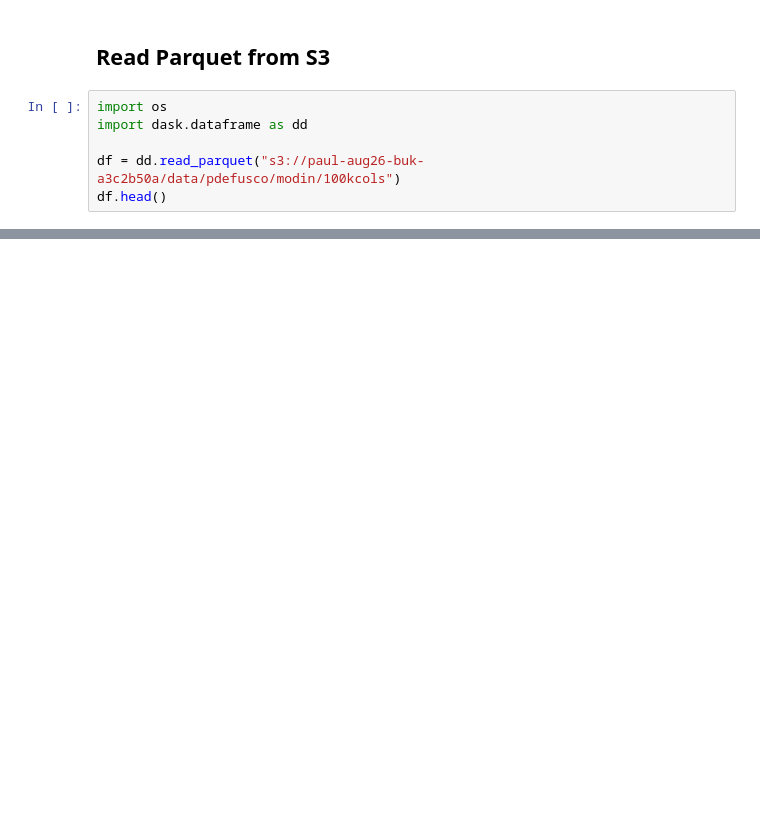
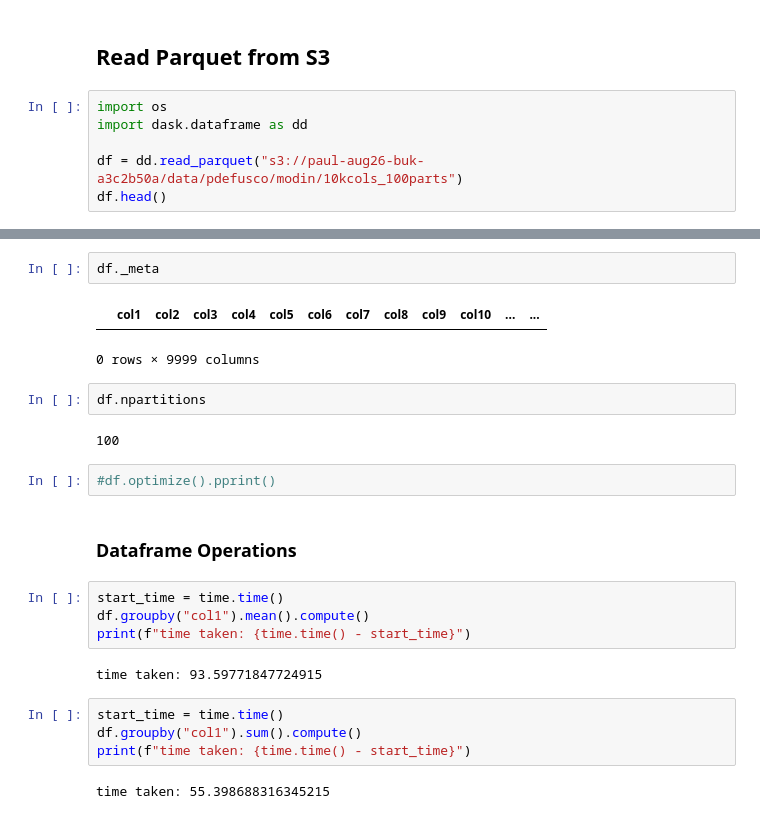
Before and after one commit to pdefusco/CML_Dask_Distributed, a Jupyter notebook: 01_dask_dist.ipynb, the cells around one changed output, grey strips where cells are left out. Saved outputs shown, nothing was run; the diff lists cells and outputs as text; blank space fills up the shorter version.

```diff
--- a/01_dask_dist.ipynb
+++ b/01_dask_dist.ipynb
@@ -60,7 +39,7 @@ Dask Name: to_pyarrow_string, 2 graph layers
 import os
 import dask.dataframe as dd
 
-df = dd.read_parquet("s3://paul-aug26-buk-a3c2b50a/data/pdefusco/modin/100kcols")
+df = dd.read_parquet("s3://paul-aug26-buk-a3c2b50a/data/pdefusco/modin/10kcols_100parts")
 df.head()
 # %% [output]
 |  | col1 | col2 | col3 | col4 | col5 | col6 | col7 | col8 | col9 | col10 | ... | ... |
@@ -72,0 +52,25 @@ df.head()
+# %%
+df._meta
+# %% [output]
+|  | col1 | col2 | col3 | col4 | col5 | col6 | col7 | col8 | col9 | col10 | ... | ... |
+0 rows × 9999 columns
+# %%
+df.npartitions
+# %% [output]
+100
+# %%
+#df.optimize().pprint()
+# %% [markdown]
+### Dataframe Operations
+# %%
+start_time = time.time()
+df.groupby("col1").mean().compute()
+print(f"time taken: {time.time() - start_time}")
+# %% [output]
+time taken: 93.59771847724915
+# %%
+start_time = time.time()
+df.groupby("col1").sum().compute()
+print(f"time taken: {time.time() - start_time}")
+# %% [output]
+time taken: 55.398688316345215
```
Also changed, not shown: parts of 33 cells of this notebook, 2 other files.
